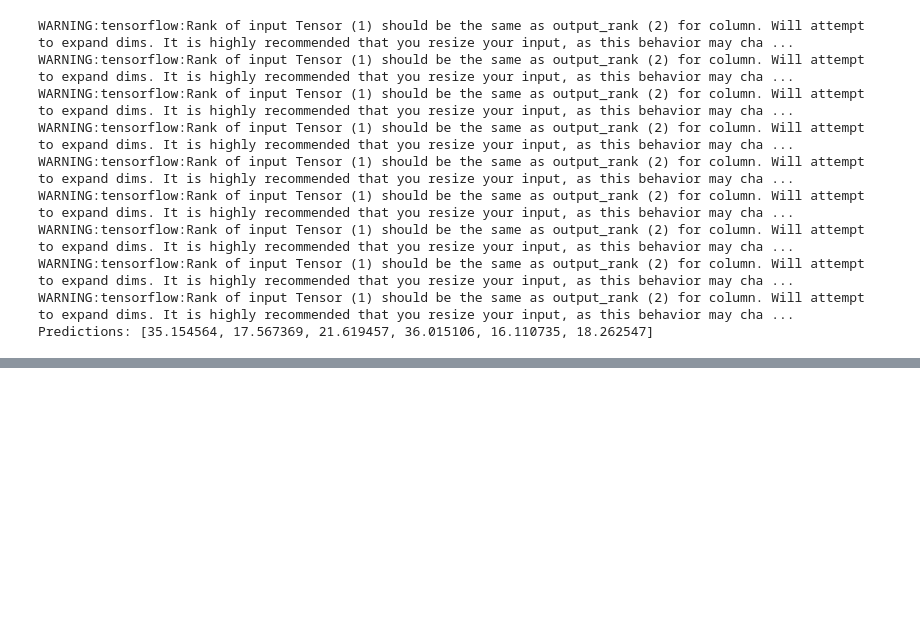
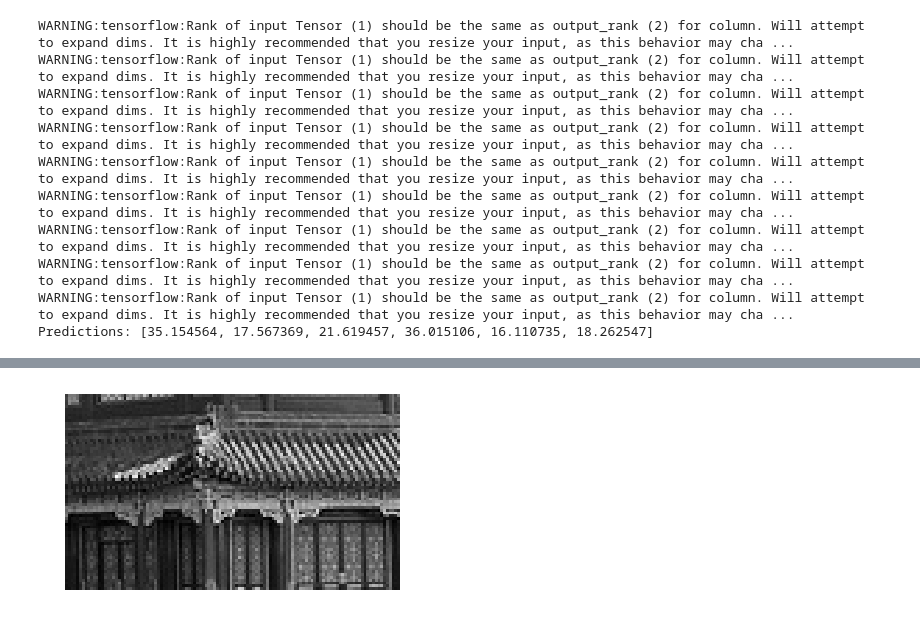
Before and after one commit to edyoda/data-science-ml-foundation-10, a Jupyter notebook: Convolutional Neural Networks.ipynb, the cells around one changed output, grey strips where cells are left out. Saved outputs shown, nothing was run; the diff lists cells and outputs as text; code cells hidden in the pictures; blank space fills up the shorter version.

```diff
--- a/Convolutional Neural Networks.ipynb
+++ b/Convolutional Neural Networks.ipynb
@@ -178,0 +272,6 @@ Predictions: [35.154564, 17.567369, 21.619457, 36.015106, 16.110735, 18.262547]
+# %%
+plot_image(images[0, :, :, 0])
+#save_fig("china_original", tight_layout=False)
+plt.show()
+# %% [output]
+[figure, added]
```
Also changed, not shown: parts of 38 cells of this notebook, 1 other file.
